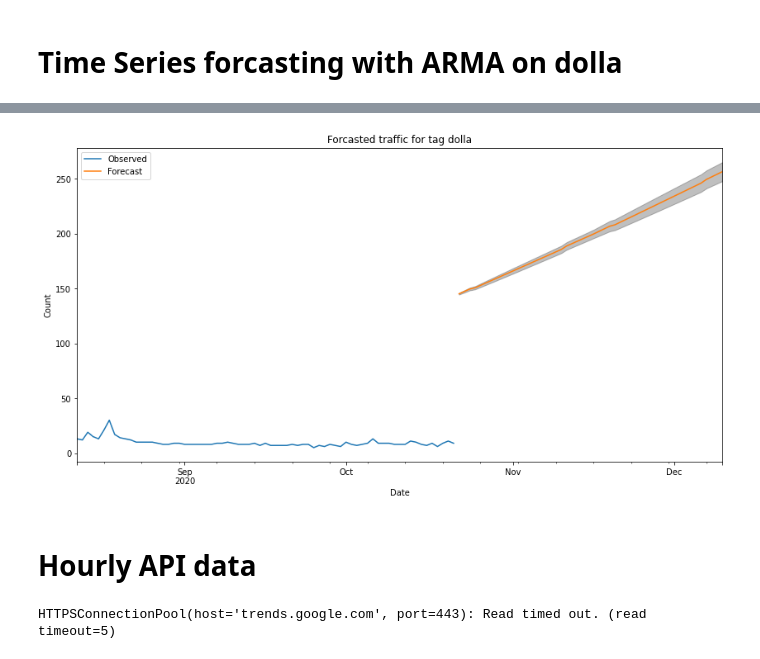
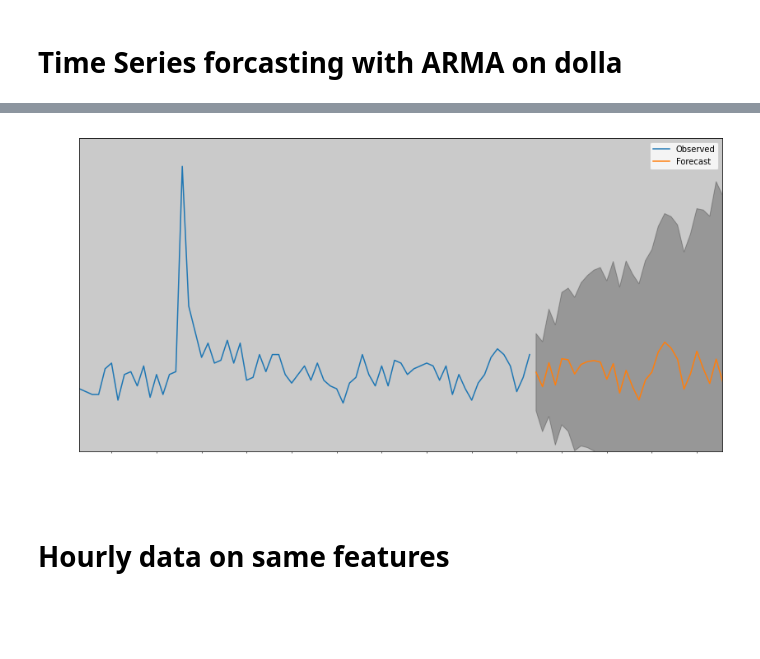
Before and after one commit to m677s345/EECS_731_SEMESTER_PROJECT_TRENDING, a Jupyter notebook: EECS_731__Semester_Project.ipynb, the cells around one changed output, grey strips where cells are left out. Saved outputs shown, nothing was run; the diff lists cells and outputs as text; code cells hidden in the pictures; blank space fills up the shorter version.

```diff
--- a/EECS_731__Semester_Project.ipynb
+++ b/EECS_731__Semester_Project.ipynb
@@ -49,6 +49,20 @@ from nltk import pos_tag
 from nltk.stem.wordnet import WordNetLemmatizer
 from nltk.tokenize import word_tokenize
 from nltk.tokenize import TweetTokenizer
+# %%
+
+
+SMALL_SIZE = 10
+MEDIUM_SIZE = 12
+BIGGER_SIZE = 14
+
+plt.rc('font', size=SMALL_SIZE)          # controls default text sizes
+plt.rc('axes', titlesize=SMALL_SIZE)     # fontsize of the axes title
+plt.rc('axes', labelsize=MEDIUM_SIZE)    # fontsize of the x and y labels
+plt.rc('xtick', labelsize=SMALL_SIZE)    # fontsize of the tick labels
+plt.rc('ytick', labelsize=SMALL_SIZE)    # fontsize of the tick labels
+plt.rc('legend', fontsize=SMALL_SIZE)    # legend fontsize
+plt.rc('figure', titlesize=BIGGER_SIZE)  # fontsize of the figure title
 # %%
 df = pd.read_csv("/content/project_name/data/raw/US_youtube_trending_data.csv",header=0)
 # %%
@@ -884,7 +1075,7 @@ SARIMA(1, 1, 1)x(1, 1, 0, 26)26 - AIC:25.91265639785612
 
 from statsmodels.tsa.statespace.sarimax import SARIMAX
 mod = sm.tsa.statespace.SARIMAX(series,
-                                order=(1, 0, 0),
+                                order=(1, 1, 0),
                                 seasonal_order=(1, 1, 0, 26),
                                 enforce_stationarity=False,
                                 enforce_invertibility=False)
@@ -941,22 +1140,24 @@ MSE 6.29
 # %%
 #The time can be changed using steps.
-pred_uc = results.get_forecast(steps=50)
+pred_uc = results.get_forecast(steps=30)
 pred_ci = pred_uc.conf_int(95)
 ax = series.plot(label='Observed', figsize=(14, 7))
 pred_uc.predicted_mean.plot(ax=ax, label='Forecast')
 ax.fill_between(pred_ci.index,
                 pred_ci.iloc[:, 0],
                 pred_ci.iloc[:, 1], color='k', alpha=.25)
-ax.set_xlabel('Date')
-ax.set_ylabel('Count')
+ax.set_xlabel('Date',color='white')
+ax.set_ylabel('Searches',color='white')
+ax.patch.set_facecolor('#cacacaff')
+ax.tick_params(axis='x', colors='white')
+ax.tick_params(axis='y', colors='white')
+
+ax.set_ylim(0,110)  # ajust y axis range for numeric input
+ax.set_yticks(np.arange(0, 110 + 1, 10))  # adjust the y tick frequency
+ax.legend(bbox_to_anchor=(0.99, 12)) #customise the legend location
 plt.legend()
-plt.title('Forcasted traffic for tag dolla')
 plt.show()
 # %% [output]
-[figure, old version]
+[figure, new version]
 # %% [markdown]
-# Hourly API data
+# Hourly data on same features
-# %%
-trends = pytrend.get_historical_interest(kw_list, year_start=2020, month_start=8, day_start=20, hour_start=0, year_end=2020, month_end=10, day_end=11, hour_end=0, geo='US', gprop='youtube')
-# %% [output]
-HTTPSConnectionPool(host='trends.google.com', port=443): Read timed out. (read timeout=5)
```
Also changed, not shown: parts of 56 cells of this notebook.
